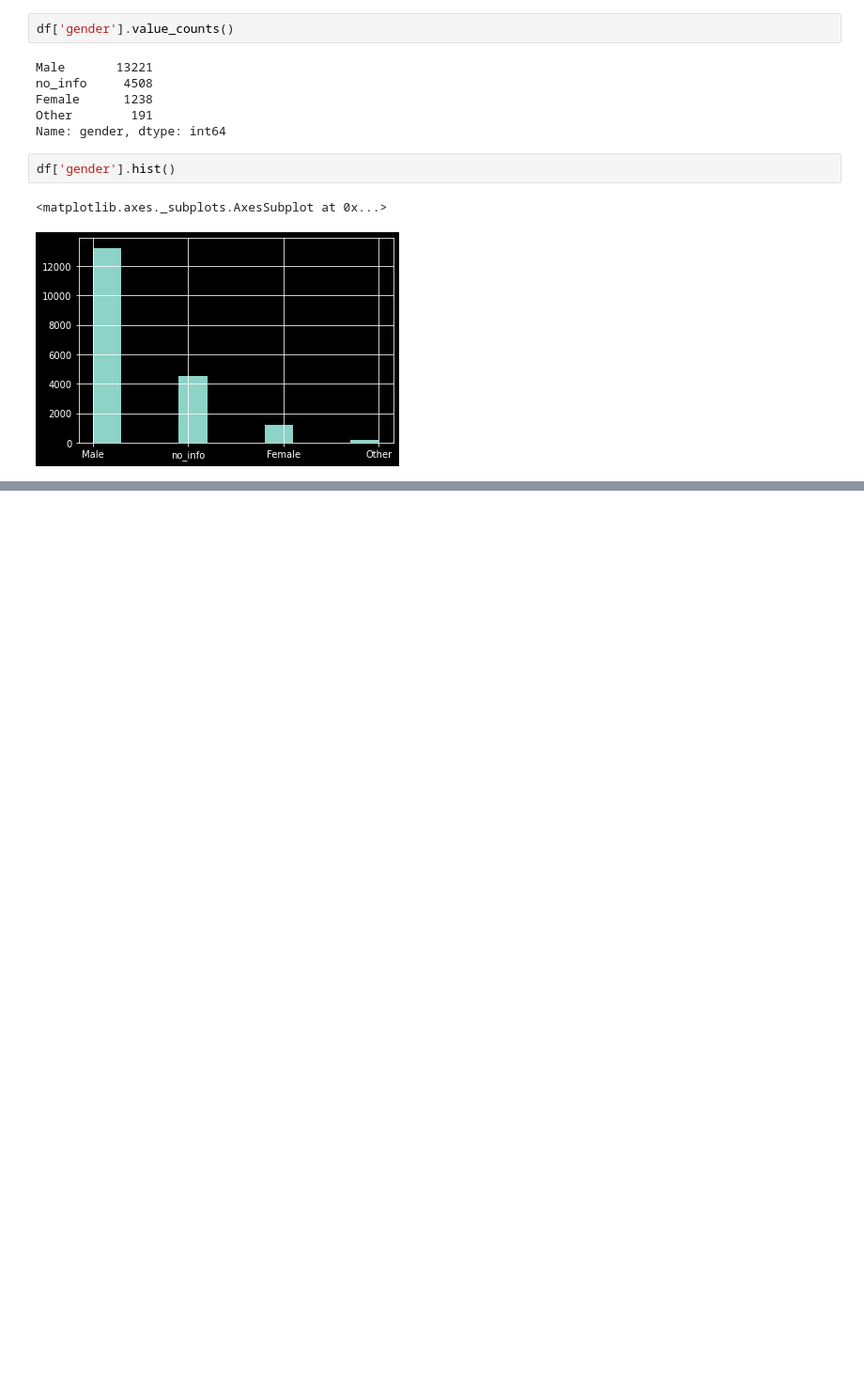
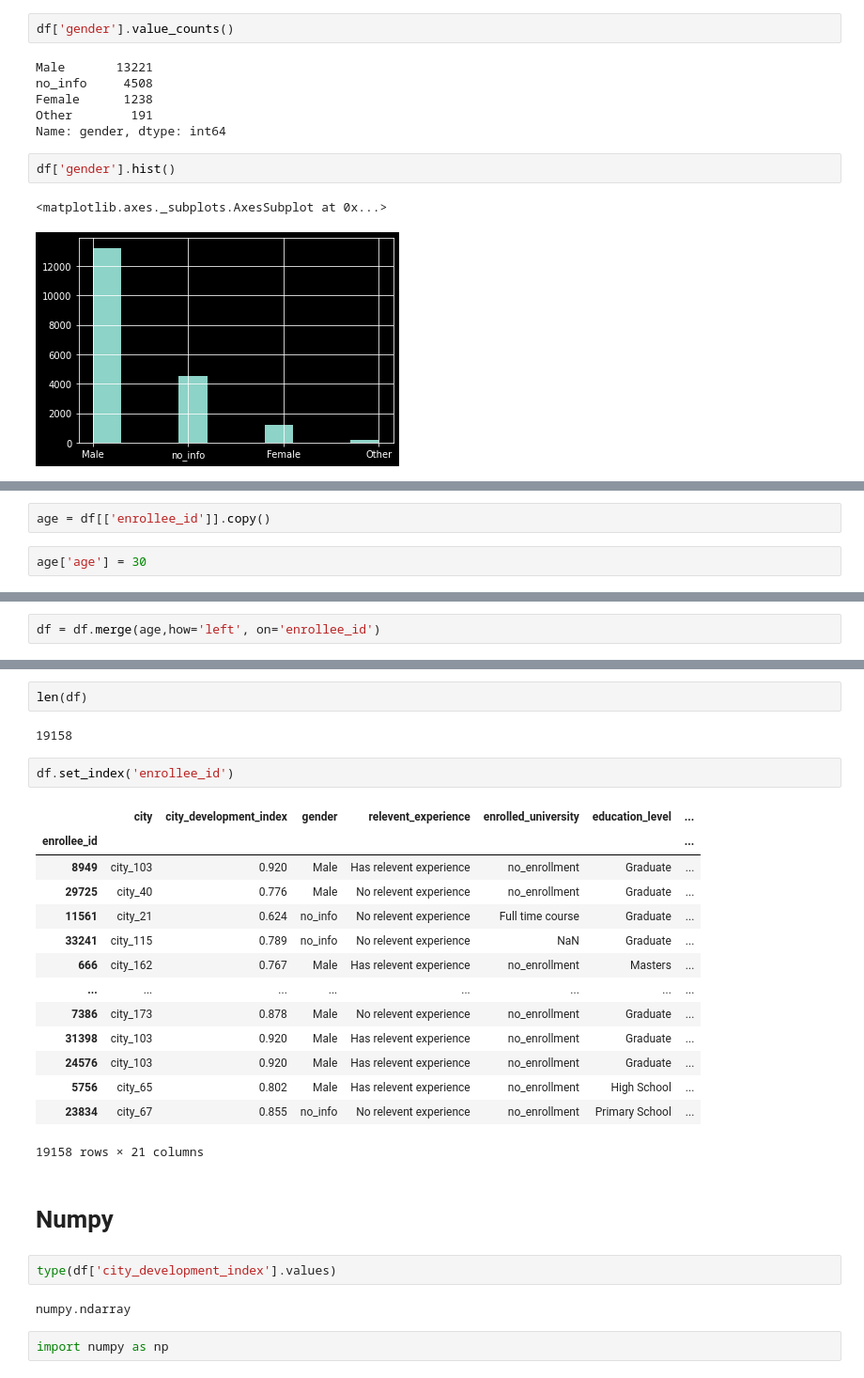
Before and after one commit to probabylity/learning, a Jupyter notebook: pandas_crash.ipynb, the cells around one changed output, grey strips where cells are left out. Shown: that part at 94% size. Drawn from its saved outputs; the diff is of its cells as text; blank space fills up the shorter version.

```diff
--- a/pandas_crash.ipynb
+++ b/pandas_crash.ipynb
@@ -669,0 +738,4 @@ df['gender'].hist()
+# %%
+age = df[['enrollee_id']].copy()
+# %%
+age['age'] = 30
@@ -669,0 +758,2 @@ df['gender'].hist()
+# %%
+df = df.merge(age,how='left', on='enrollee_id')
@@ -669,0 +776,29 @@ df['gender'].hist()
+# %%
+len(df)
+# %% [output]
+19158
+# %%
+df.set_index('enrollee_id')
+# %% [output]
+|  | city | city_development_index | gender | relevent_experience | enrolled_university | education_level | ... |
+| enrollee_id |  |  |  |  |  |  | ... |
+| 8949 | city_103 | 0.920 | Male | Has relevent experience | no_enrollment | Graduate | ... |
+| 29725 | city_40 | 0.776 | Male | No relevent experience | no_enrollment | Graduate | ... |
+| 11561 | city_21 | 0.624 | no_info | No relevent experience | Full time course | Graduate | ... |
+| 33241 | city_115 | 0.789 | no_info | No relevent experience | NaN | Graduate | ... |
+| 666 | city_162 | 0.767 | Male | Has relevent experience | no_enrollment | Masters | ... |
+| ... | ... | ... | ... | ... | ... | ... | ... |
+| 7386 | city_173 | 0.878 | Male | No relevent experience | no_enrollment | Graduate | ... |
+| 31398 | city_103 | 0.920 | Male | Has relevent experience | no_enrollment | Graduate | ... |
+| 24576 | city_103 | 0.920 | Male | Has relevent experience | no_enrollment | Graduate | ... |
+| 5756 | city_65 | 0.802 | Male | Has relevent experience | no_enrollment | High School | ... |
+| 23834 | city_67 | 0.855 | no_info | No relevent experience | no_enrollment | Primary School | ... |
+19158 rows × 21 columns
+# %% [markdown]
+# Numpy
+# %%
+type(df['city_development_index'].values)
+# %% [output]
+numpy.ndarray
+# %%
+import numpy as np
```
Also changed, not shown: parts of 20 cells of this notebook.
